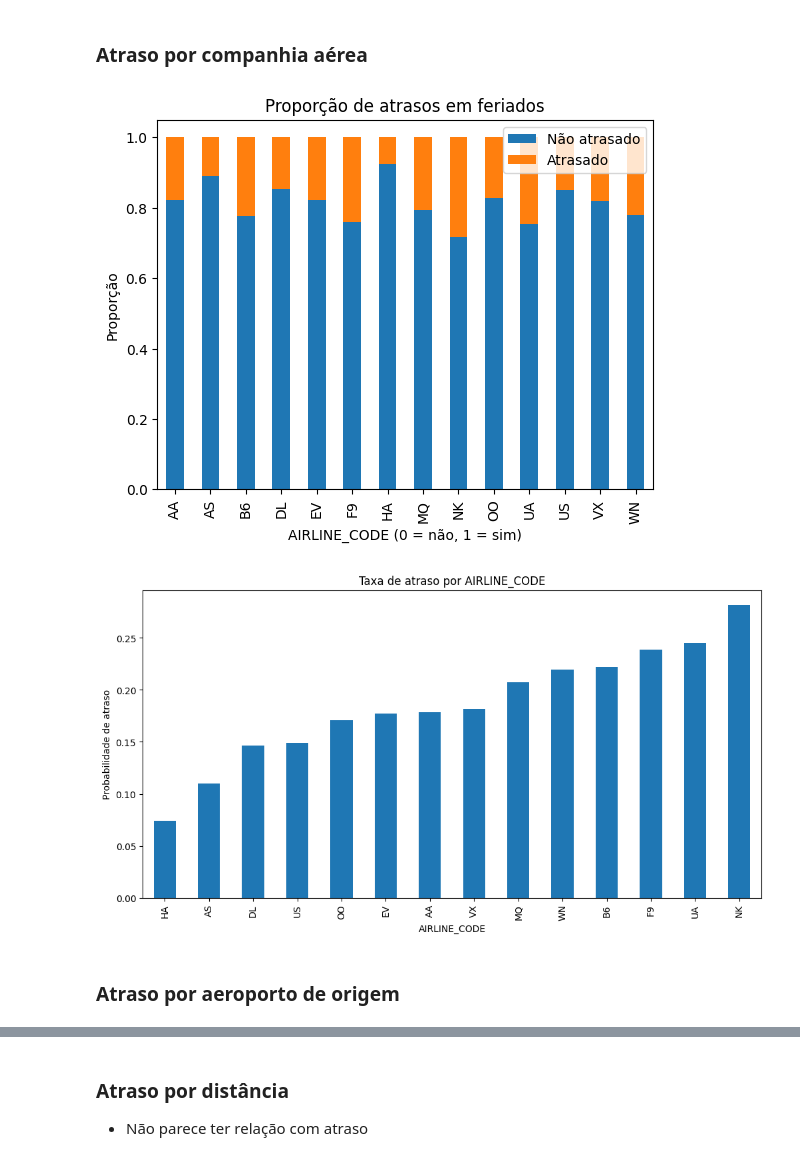
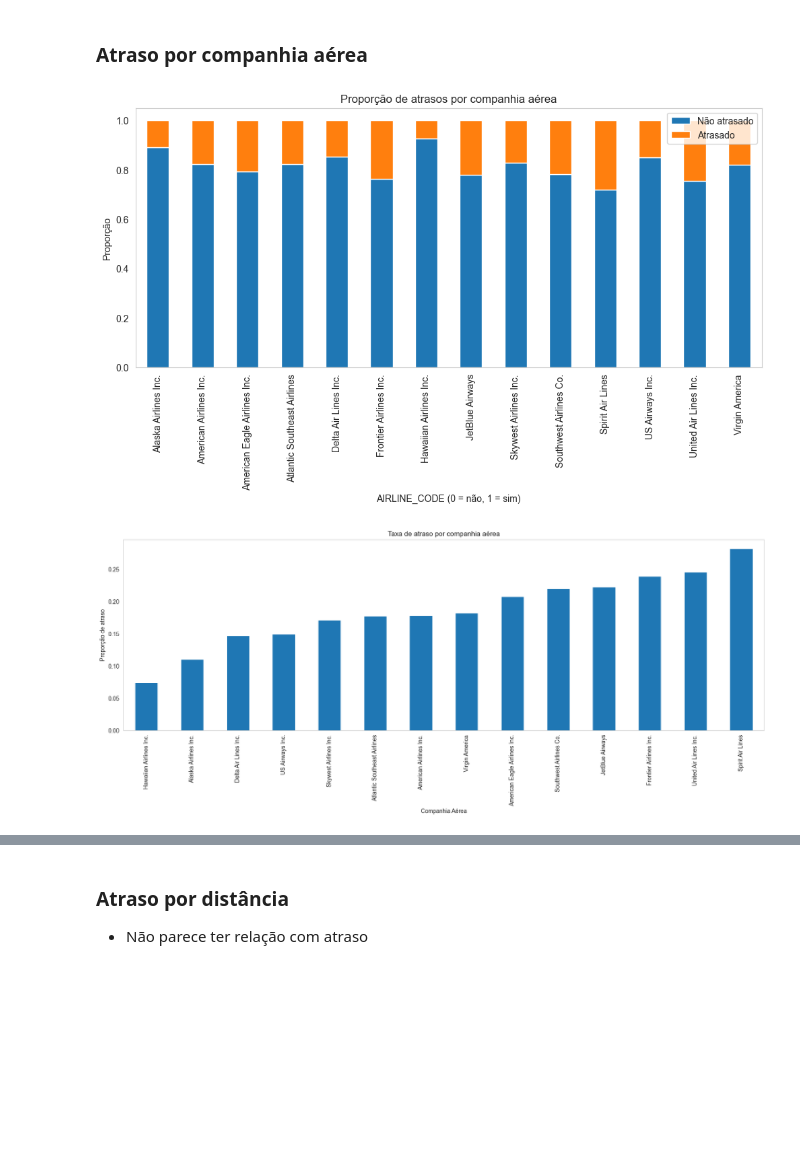
Before and after one commit to alicebiasilva/flight-delay-model-prediction, a Jupyter notebook: notebooks/data_exploration.ipynb, the cells around one changed output, grey strips where cells are left out. Saved outputs shown, nothing was run; the diff lists cells and outputs as text; code cells hidden in the pictures; blank space fills up the shorter version.

```diff
--- a/notebooks/data_exploration.ipynb
+++ b/notebooks/data_exploration.ipynb
@@ -199,28 +270,28 @@ plt.show()
 ### Atraso por companhia aérea
 # %%
 data = pd.crosstab(
-    df["AIRLINE_CODE"],
+    df["AIRLINE_NAME"],
     df["IS_DELAYED"],
     normalize="index"
 )
 
-data.plot(kind="bar", stacked=True)
+data.plot(kind="bar", stacked=True,figsize=(12,5))
 
-plt.title("Proporção de atrasos em feriados")
+plt.title("Proporção de atrasos por companhia aérea")
 plt.xlabel("AIRLINE_CODE (0 = não, 1 = sim)")
 plt.ylabel("Proporção")
 plt.legend(["Não atrasado", "Atrasado"])
+plt.grid(False)
 plt.show()
 # %% [output]
-[figure, old version]
+[figure, new version]
 # %%
-delay_by_state = df.groupby("AIRLINE_CODE")["IS_DELAYED"].mean().sort_values()
-delay_by_state.plot(kind="bar", figsize=(12,6))
-plt.title("Taxa de atraso por AIRLINE_CODE")
-plt.xlabel("AIRLINE_CODE")
-plt.ylabel("Probabilidade de atraso")
+delay_by_state = df.groupby("AIRLINE_NAME")["IS_DELAYED"].mean().sort_values()
+delay_by_state.plot(kind="bar", figsize=(20,6))
+plt.title("Taxa de atraso por companhia aérea")
+plt.xlabel("Companhia Aérea")
+plt.ylabel("Proporção de atraso")
+plt.grid(False)
 plt.show()
 # %% [output]
-[figure, old version]
+[figure, new version]
-# %% [markdown]
-### Atraso por aeroporto de origem
```
Also changed, not shown: parts of 41 cells of this notebook, 2 other files.
